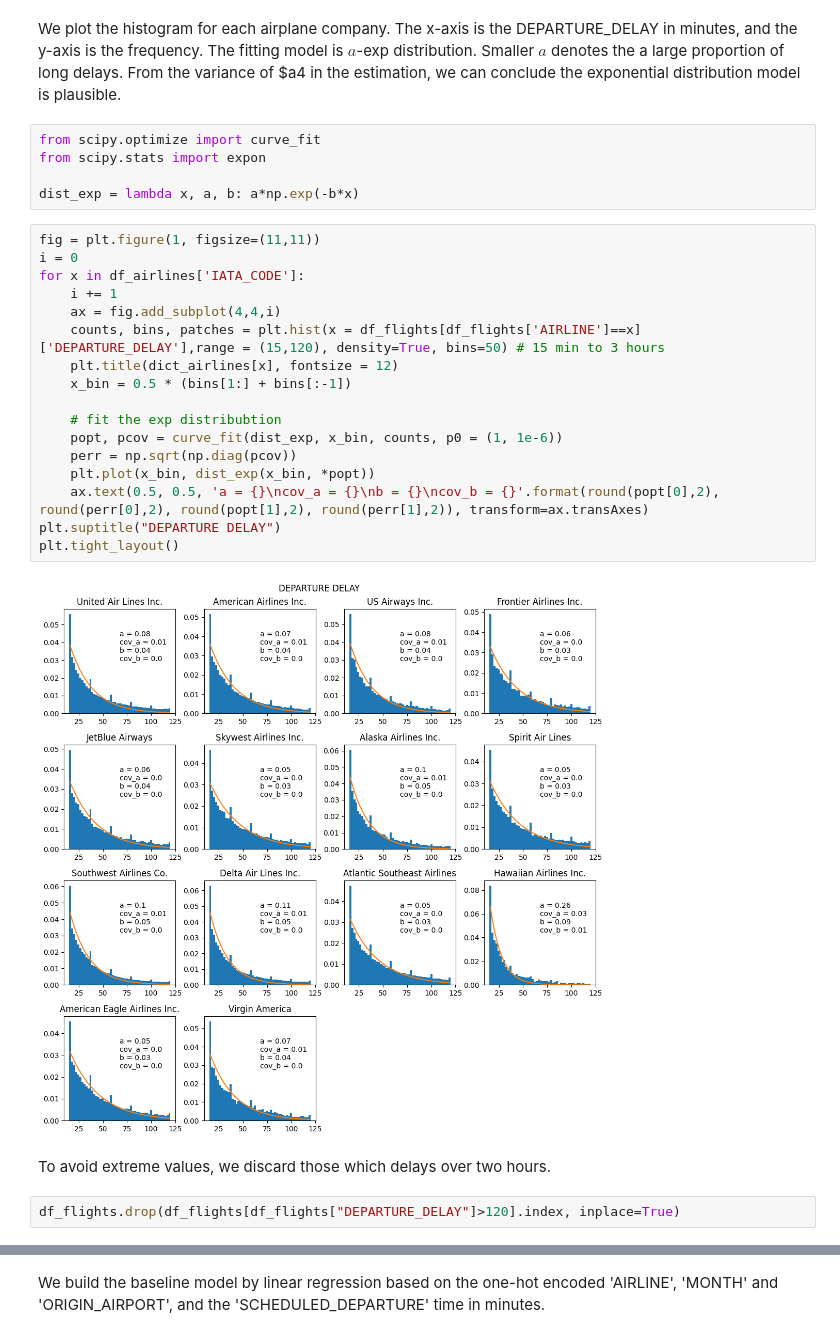
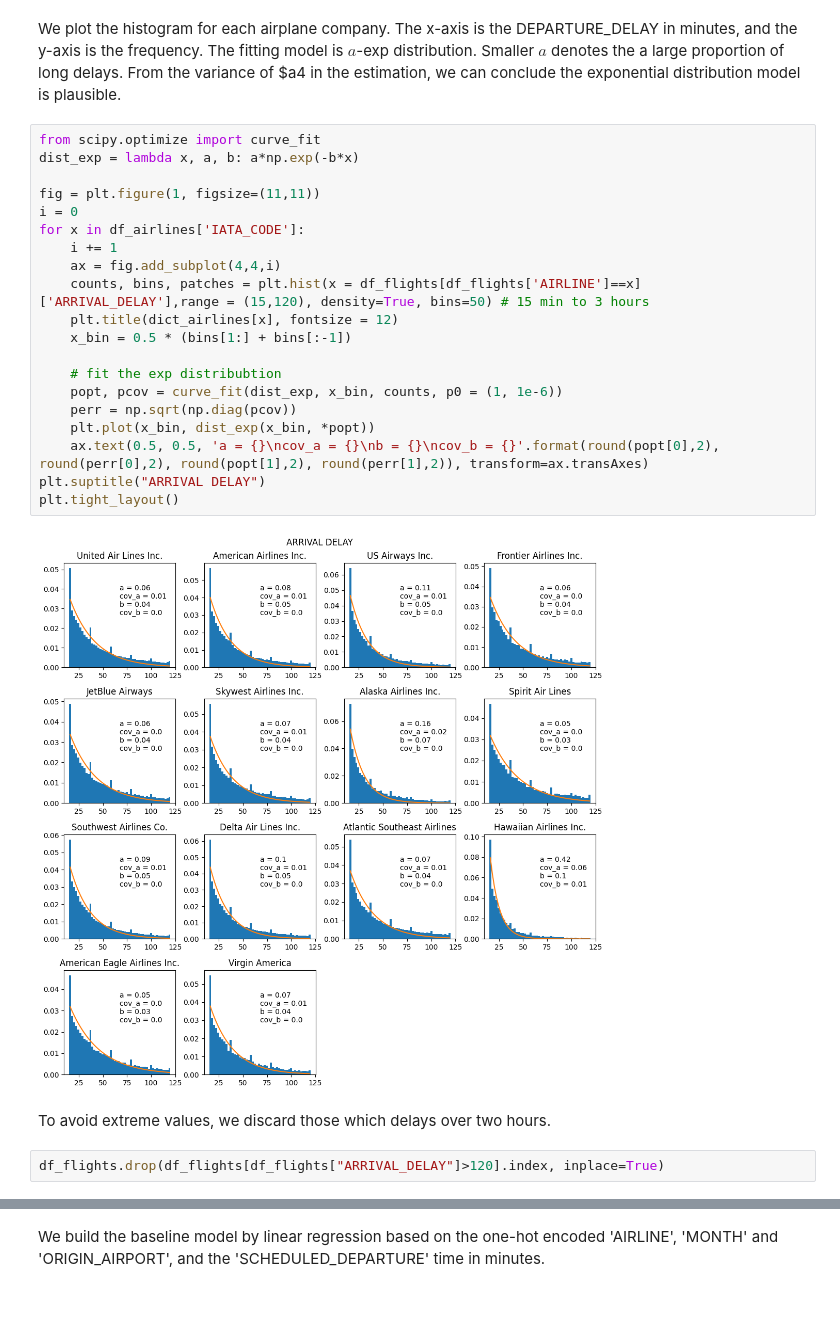
Before and after one commit to yhangchen/Flight-Delays-Prediction, a Jupyter notebook: solution.ipynb, the cells around one changed output, grey strips where cells are left out. Saved outputs shown, nothing was run; the diff lists cells and outputs as text; blank space fills up the shorter version.

```diff
--- a/solution.ipynb
+++ b/solution.ipynb
@@ -95,33 +85,31 @@ df_flights.head()
 # %% [markdown]
 We plot the histogram for each airplane company. The x-axis is the DEPARTURE_DELAY in minutes, and the y-axis is the frequency. The fitting model is $a$-exp distribution. Smaller $a$ denotes the a large proportion of long delays. From the variance of $a4 in the estimation, we can conclude the exponential distribution model is plausible.
-# %%
-from scipy.optimize import curve_fit
-from scipy.stats import expon
-
-dist_exp = lambda x, a, b: a*np.exp(-b*x)
 # %%
+from scipy.optimize import curve_fit
+dist_exp = lambda x, a, b: a*np.exp(-b*x)
+
 fig = plt.figure(1, figsize=(11,11))
 i = 0
 for x in df_airlines['IATA_CODE']:
     i += 1
     ax = fig.add_subplot(4,4,i)
-    counts, bins, patches = plt.hist(x = df_flights[df_flights['AIRLINE']==x]['DEPARTURE_DELAY'],range = (15,120), density=True, bins=50) # 15 min to 3 hours
+    counts, bins, patches = plt.hist(x = df_flights[df_flights['AIRLINE']==x]['ARRIVAL_DELAY'],range = (15,120), density=True, bins=50) # 15 min to 3 hours
     plt.title(dict_airlines[x], fontsize = 12)
     x_bin = 0.5 * (bins[1:] + bins[:-1])
 
     # fit the exp distribubtion
     popt, pcov = curve_fit(dist_exp, x_bin, counts, p0 = (1, 1e-6))
     perr = np.sqrt(np.diag(pcov))
     plt.plot(x_bin, dist_exp(x_bin, *popt))
     ax.text(0.5, 0.5, 'a = {}\ncov_a = {}\nb = {}\ncov_b = {}'.format(round(popt[0],2), round(perr[0],2), round(popt[1],2), round(perr[1],2)), transform=ax.transAxes)
-plt.suptitle("DEPARTURE DELAY")
+plt.suptitle("ARRIVAL DELAY")
 plt.tight_layout()
 # %% [output]
-[figure, old version]
+[figure, new version]
 # %% [markdown]
 To avoid extreme values, we discard those which delays over two hours.
 # %%
-df_flights.drop(df_flights[df_flights["DEPARTURE_DELAY"]>120].index, inplace=True)
+df_flights.drop(df_flights[df_flights["ARRIVAL_DELAY"]>120].index, inplace=True)
 # %%
 def get_delays(df, airline=None):
     if airline is not None:
```
Also changed, not shown: parts of 16 cells of this notebook.
